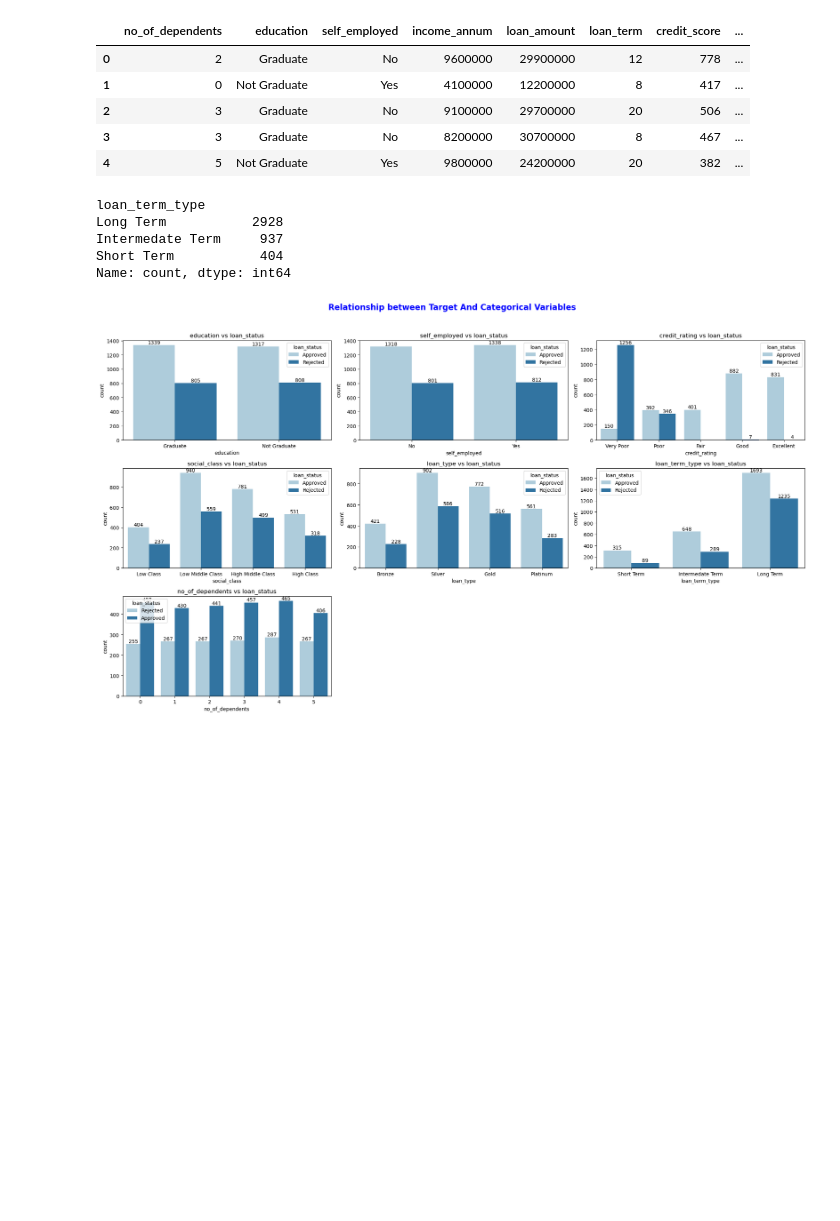
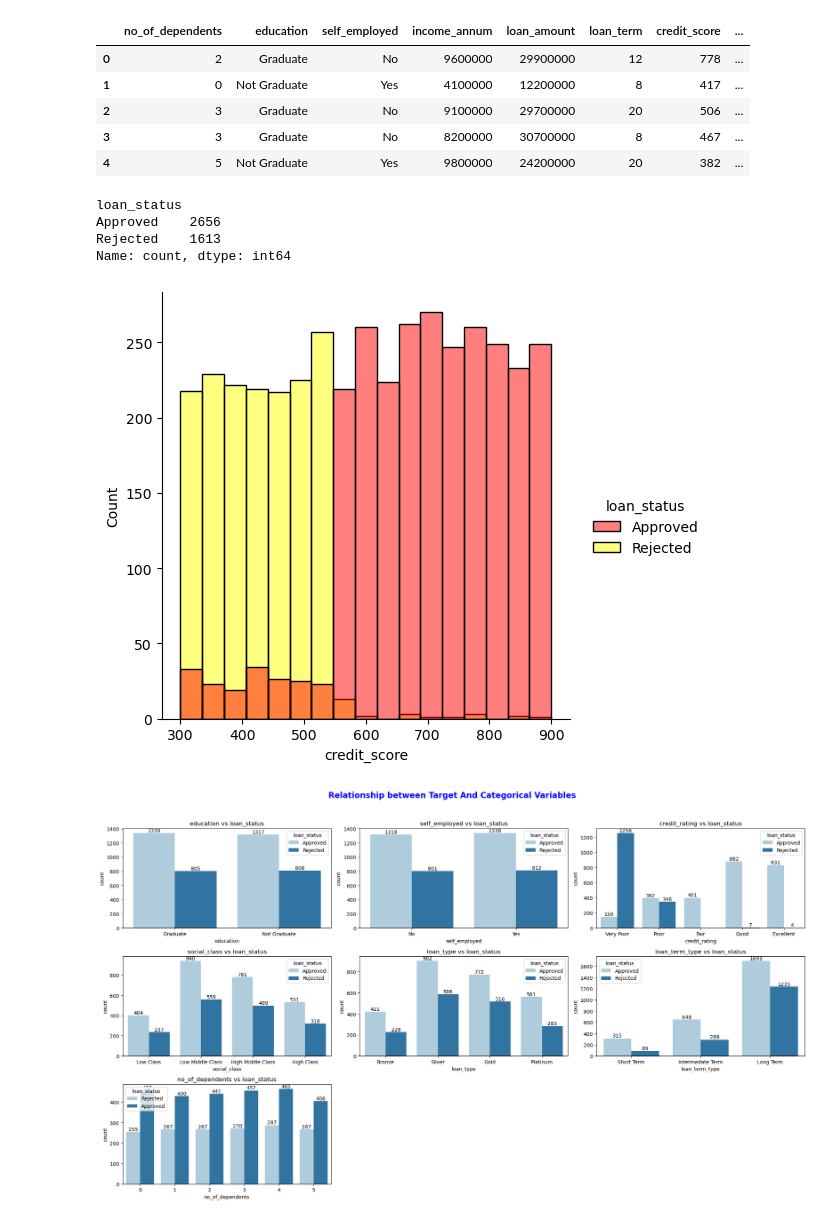
Before and after one commit to Blossom-Africa/Loan_Approval_Prediction, a Jupyter notebook: revisedcapstone.ipynb, the cells around one changed output. Saved outputs shown, nothing was run; the diff lists cells and outputs as text; code cells hidden in the pictures; blank space fills up the shorter version.

```diff
--- a/revisedcapstone.ipynb
+++ b/revisedcapstone.ipynb
@@ -142,15 +142,19 @@ lndf.head()
 | 3 | 3 | Graduate | No | 8200000 | 30700000 | 8 | 467 | ... |
 | 4 | 5 | Not Graduate | Yes | 9800000 | 24200000 | 20 | 382 | ... |
 # %%
-lndf["loan_term_type"].value_counts()
+lndf["loan_status"].value_counts()
 # %% [output]
-loan_term_type
-Long Term           2928
-Intermedate Term     937
-Short Term           404
+loan_status
+Approved    2656
+Rejected    1613
 Name: count, dtype: int64
 # %%
 lndf.to_csv("loan_dataset_rev1.csv")
+# %%
+sns.displot(data=lndf, x= "credit_score", hue="loan_status",kind="hist", palette=["red","yellow"])
+plt.show()
+# %% [output]
+[figure, added]
 # %%
 target = "loan_status"
 categorical_features = ["education", "self_employed", "credit_rating", "social_class","loan_type","loan_term_type", "no_of_dependents"]
```
Also changed, not shown: parts of 3 cells of this notebook, 1 other file.
